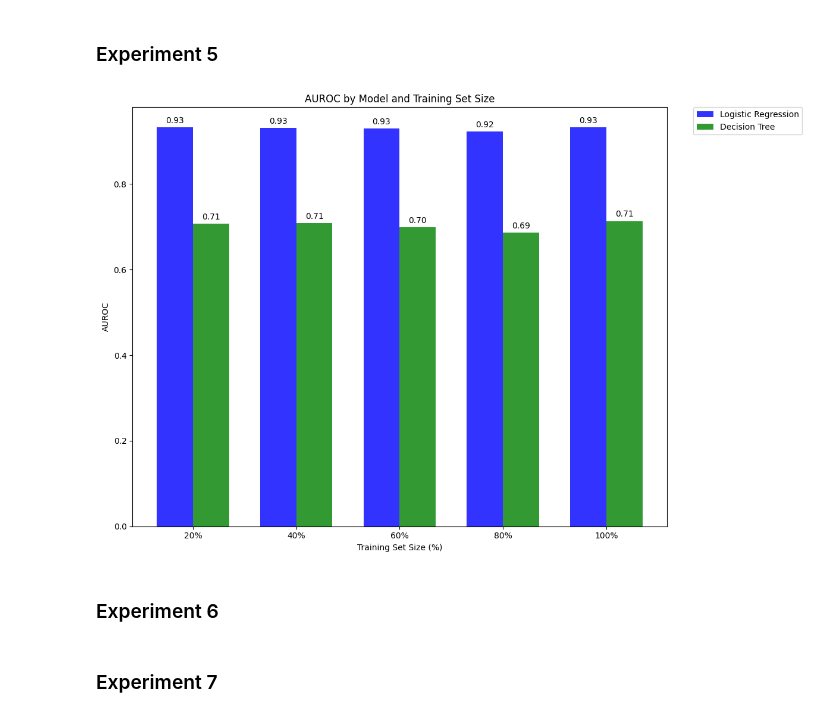
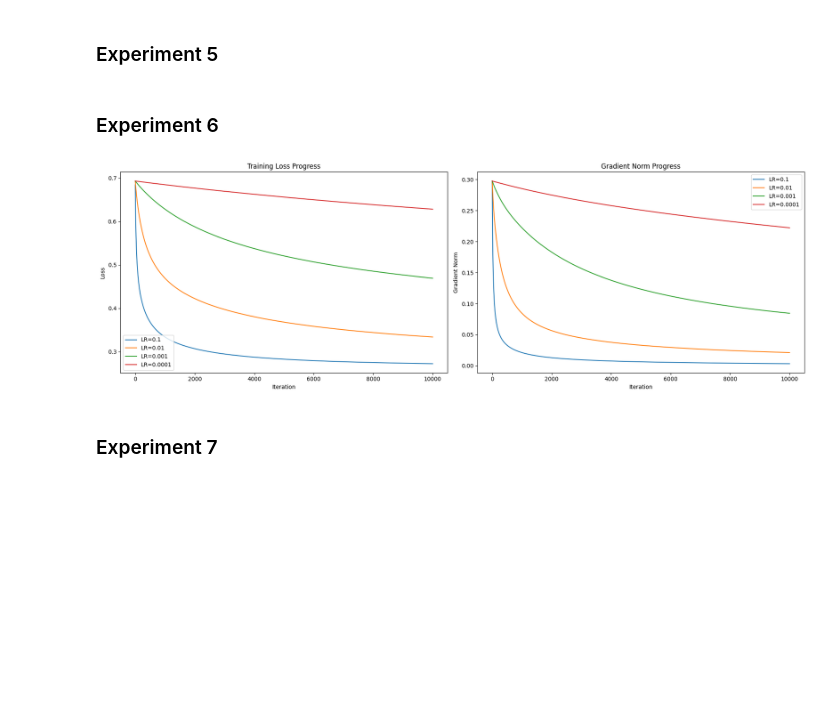
Before and after one commit to ben-jamming/COMP-551, a Jupyter notebook: Assignment-2/data_processing.ipynb, the cells around one changed output. Saved outputs shown, nothing was run; the diff lists cells and outputs as text; code cells hidden in the pictures; blank space fills up the shorter version.

Commit message:
Add learning rate experiment

```diff
--- a/Assignment-2/data_processing.ipynb
+++ b/Assignment-2/data_processing.ipynb
@@ -481,17 +620,32 @@ def experiment_five(X_train, y_train, X_test, y_test, top_indices):
     # Plotting the results
     plot_imdb_data_auroc(results)
 
-experiment_five(X_train_filtered, y_train_binary, X_test_filtered, y_test_binary, top_indices)
+#experiment_five(X_train_filtered, y_train_binary, X_test_filtered, y_test_binary, top_indices)
-# %% [output]
-[figure, removed]
 # %% [markdown]
 ### Experiment 6 ###
-# %%
-def experiment_six():
-    """
-    Compare and evaluate the performance of different learning rates
-    """
-    pass
+# %%
+def experiment_six(X_train, y_train, X_test, y_test):
+    """
+    Compare and evaluate the performance of different learning rates
+    """
+    histories = {}
+    results = {}
+    for i in range(1,5):
+        lr = 10**-i
+        model = CustomLogisticRegression(learning_rate=lr, epsilon=1e-5, max_iters=1e4, record_training=True)
+        model.fit(X_train, y_train)
+        y_pred_prob = model.predict(X_test)
+
+        histories[str(lr)] = (model.loss_history, model.gradient_norm_history)
+        fpr, tpr, _ = roc_curve(y_test, y_pred_prob)
+        roc_auc_train = auc(fpr, tpr)
+        results[str(lr)] = (fpr, tpr, roc_auc_train)
+
+    plot_model_convergence(histories, results)
+
+#experiment_six(X_train_filtered, y_train_binary, X_test_filtered, y_test_binary)
+# %% [output]
+[figure, added]
 # %% [markdown]
 ### Experiment 7 ###
 # %%
```
Also changed, not shown: parts of 7 cells of this notebook.
